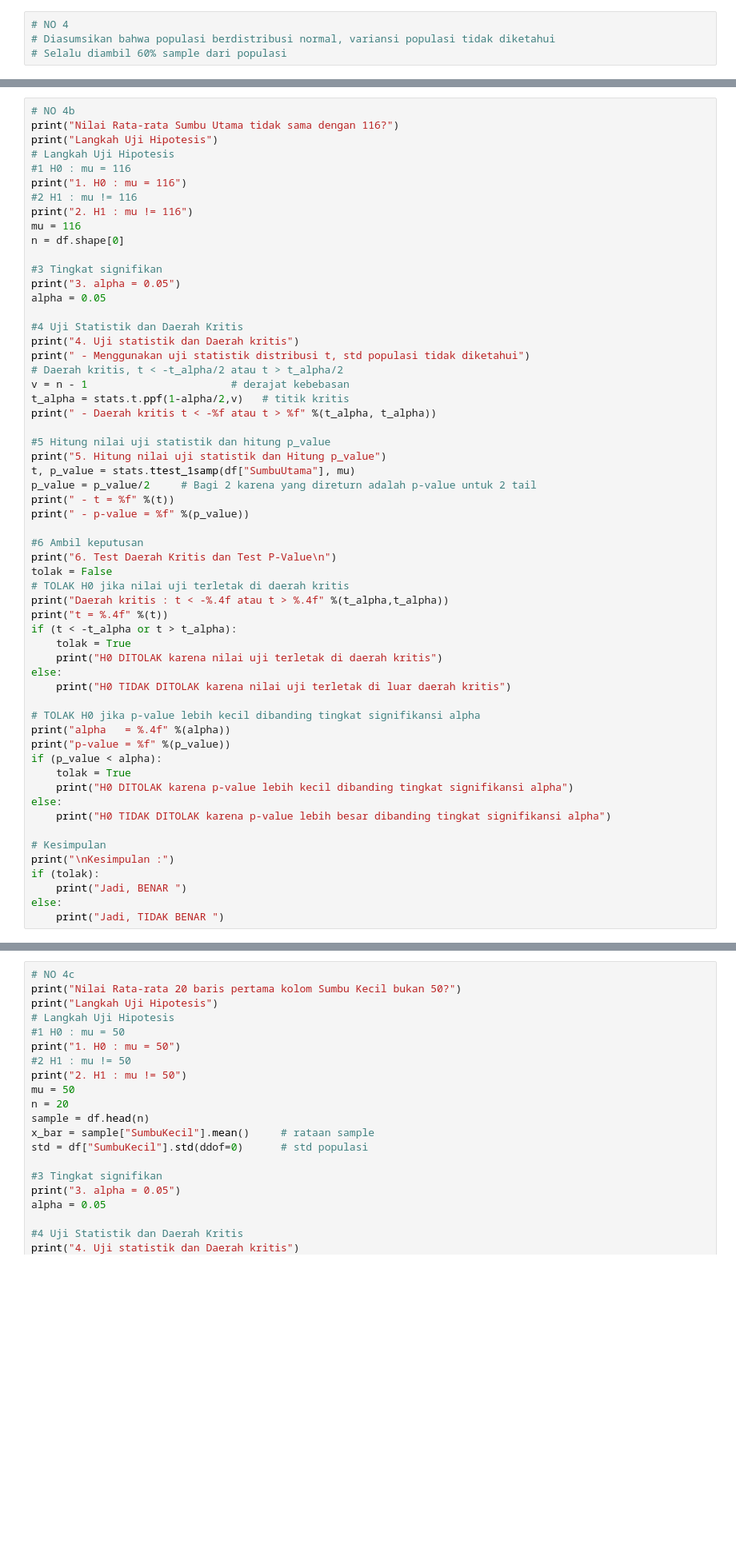
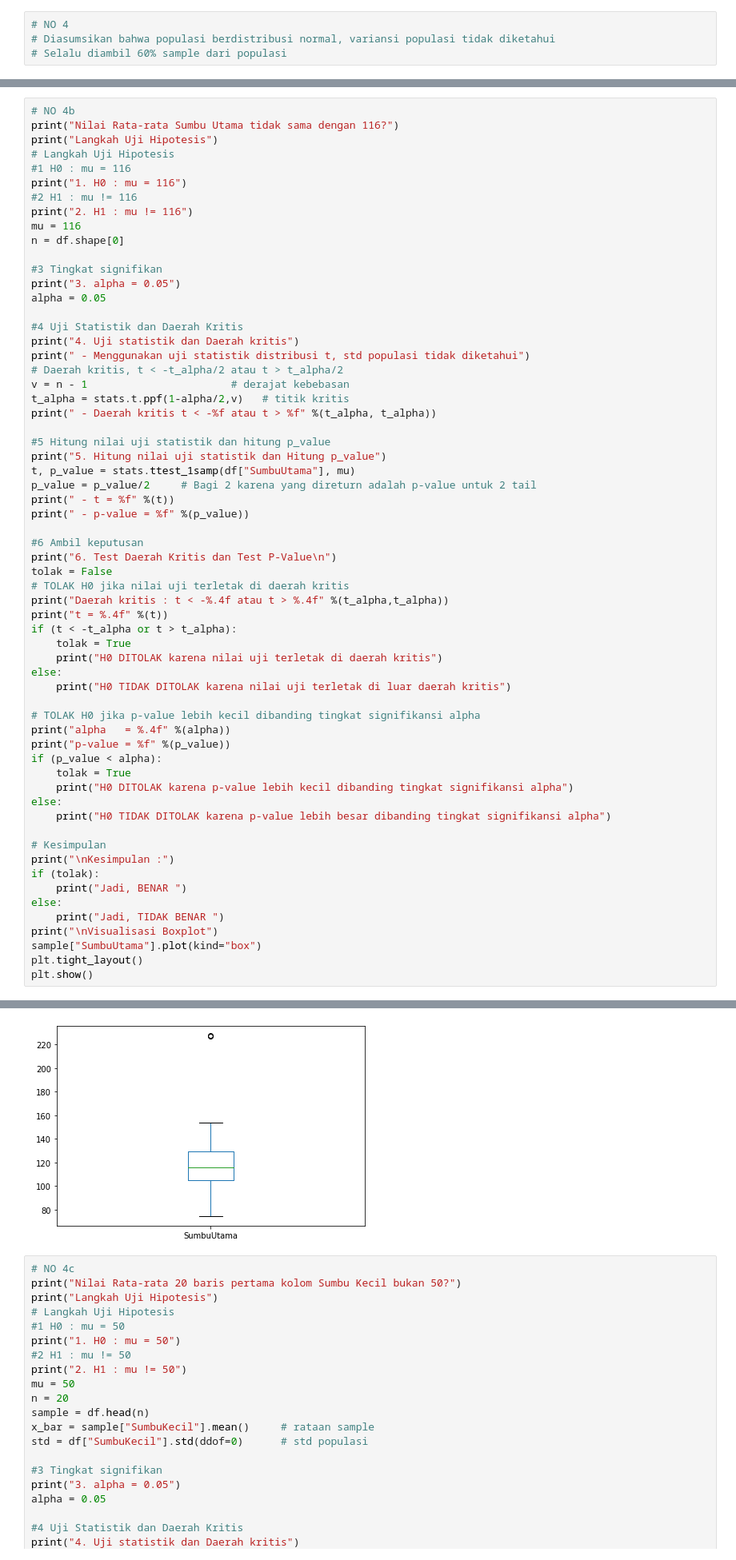
Before and after one commit to ronggurmahendra/TugasBesar_IF2220_Probstat, a Jupyter notebook: Tubes1.ipynb, the cells around one changed output, grey strips where cells are left out. Shown at 80% size. Drawn from its saved outputs; the diff is of its cells as text; blank space fills up the shorter version.

```diff
--- a/Tubes1.ipynb
+++ b/Tubes1.ipynb
@@ -447,6 +447,10 @@ if (tolak):
     print("Jadi, BENAR ")
 else:
     print("Jadi, TIDAK BENAR ")
+print("\nVisualisasi Boxplot")
+sample["SumbuUtama"].plot(kind="box")
+plt.tight_layout()
+plt.show()
 # %% [output]
 Nilai Rata-rata Sumbu Utama tidak sama dengan 116?
 Langkah Uji Hipotesis
@@ -468,3 +472,4 @@ Jadi, TIDAK BENAR
+[figure, added]
 # %%
 # NO 4c
 print("Nilai Rata-rata 20 baris pertama kolom Sumbu Kecil bukan 50?")
```
Also changed, not shown: parts of 6 cells of this notebook.
